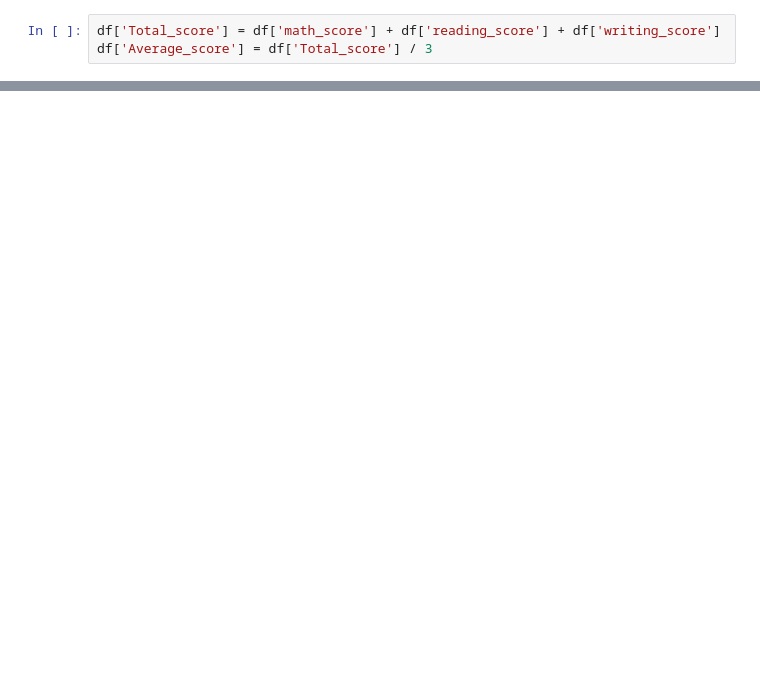
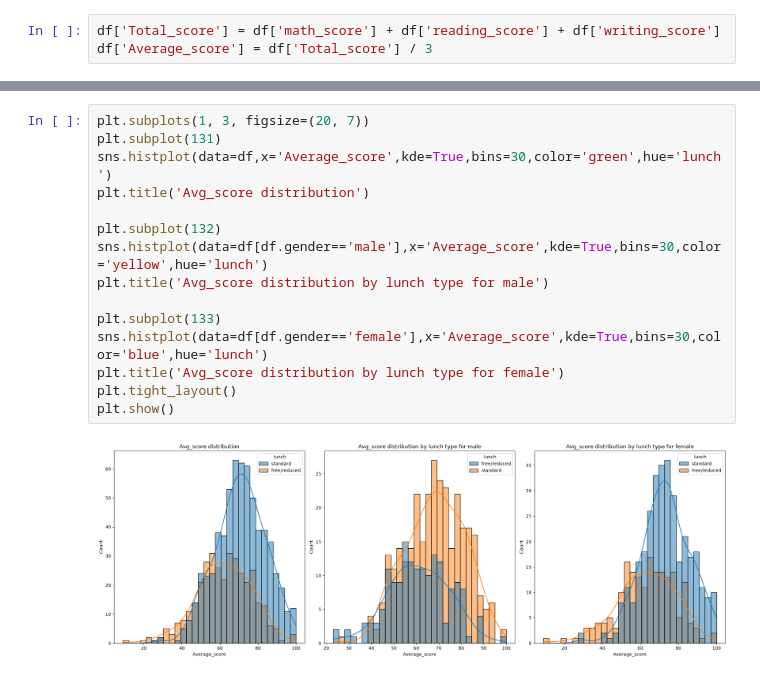
Before and after one commit to Adarshmaddheshiya/student-performance-, a Jupyter notebook: data_analysis/EDA_students.ipynb, the cells around one changed output, grey strips where cells are left out. Drawn from its saved outputs; the diff is of its cells as text; blank space fills up the shorter version.

```diff
--- a/data_analysis/EDA_students.ipynb
+++ b/data_analysis/EDA_students.ipynb
@@ -158,0 +243,17 @@ sns.pairplot(df, hue='gender', vars=['math_score', 'reading_score', 'writing_sco
+# %%
+plt.subplots(1, 3, figsize=(20, 7))
+plt.subplot(131)
+sns.histplot(data=df,x='Average_score',kde=True,bins=30,color='green',hue='lunch')
+plt.title('Avg_score distribution')
+
+plt.subplot(132)
+sns.histplot(data=df[df.gender=='male'],x='Average_score',kde=True,bins=30,color='yellow',hue='lunch')
+plt.title('Avg_score distribution by lunch type for male')
+
+plt.subplot(133)
+sns.histplot(data=df[df.gender=='female'],x='Average_score',kde=True,bins=30,color='blue',hue='lunch')
+plt.title('Avg_score distribution by lunch type for female')
+plt.tight_layout()
+plt.show()
+# %% [output]
+[figure, added]
```
Also changed, not shown: parts of 13 cells of this notebook.
